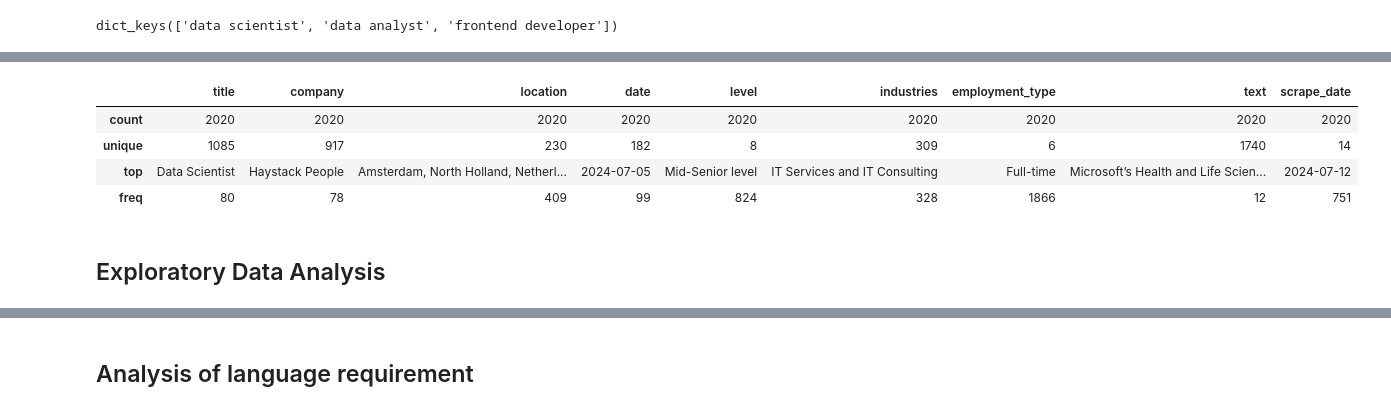
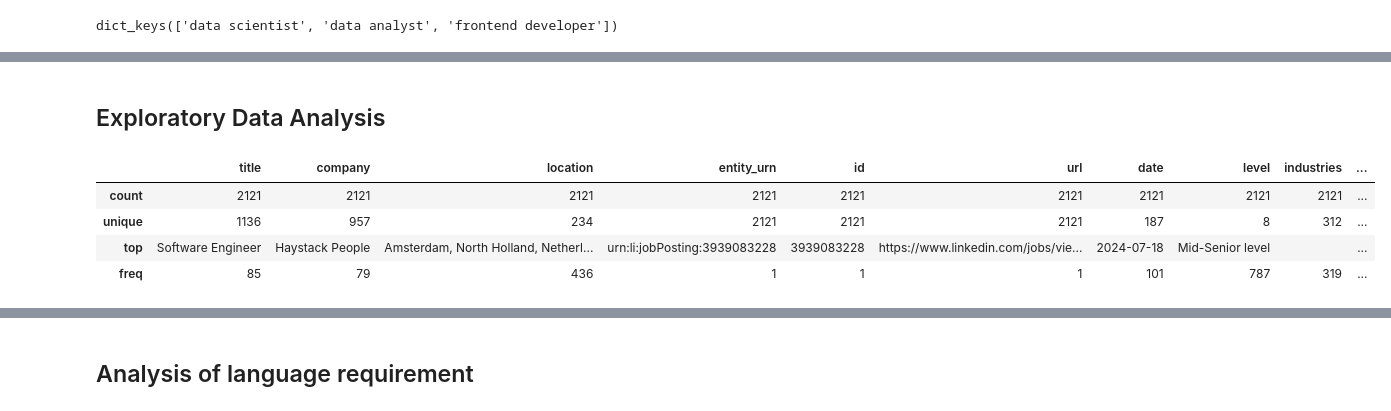
Before and after one commit to lanfeitiao/data_job_analysis, a Jupyter notebook: notebooks/0.01-data-exploration.ipynb, the cells around one changed output, grey strips where cells are left out. Saved outputs shown, nothing was run; the diff lists cells and outputs as text; code cells hidden in the pictures.

```diff
--- a/notebooks/0.01-data-exploration.ipynb
+++ b/notebooks/0.01-data-exploration.ipynb
@@ -75,12 +58,10 @@ jobs_developer_df.describe()
-# %%
-columns_to_drop = ['entity_urn','id','url','scrape_date', 'search_keywords']
-df=raw_df.drop(columns=columns_to_drop)
-df.describe()
-# %% [output]
-|  | title | company | location | date | level | industries | employment_type | text | scrape_date |
-| count | 2020 | 2020 | 2020 | 2020 | 2020 | 2020 | 2020 | 2020 | 2020 |
-| unique | 1085 | 917 | 230 | 182 | 8 | 309 | 6 | 1740 | 14 |
-| top | Data Scientist | Haystack People | Amsterdam, North Holland, Netherl... | 2024-07-05 | Mid-Senior level | IT Services and IT Consulting | Full-time | Microsoft’s Health and Life Scien... | 2024-07-12 |
-| freq | 80 | 78 | 409 | 99 | 824 | 328 | 1866 | 12 | 751 |
 # %% [markdown]
 ## Exploratory Data Analysis
+# %%
+jobs_ds_raw_df.describe()
+# %% [output]
+|  | title | company | location | entity_urn | id | url | date | level | industries | ... |
+| count | 2121 | 2121 | 2121 | 2121 | 2121 | 2121 | 2121 | 2121 | 2121 | ... |
+| unique | 1136 | 957 | 234 | 2121 | 2121 | 2121 | 187 | 8 | 312 | ... |
+| top | Software Engineer | Haystack People | Amsterdam, North Holland, Netherl... | urn:li:jobPosting:3939083228 | 3939083228 | https://www.linkedin.com/jobs/vie... | 2024-07-18 | Mid-Senior level |  | ... |
+| freq | 85 | 79 | 436 | 1 | 1 | 1 | 101 | 787 | 319 | ... |
```
Also changed, not shown: parts of 13 cells of this notebook.
